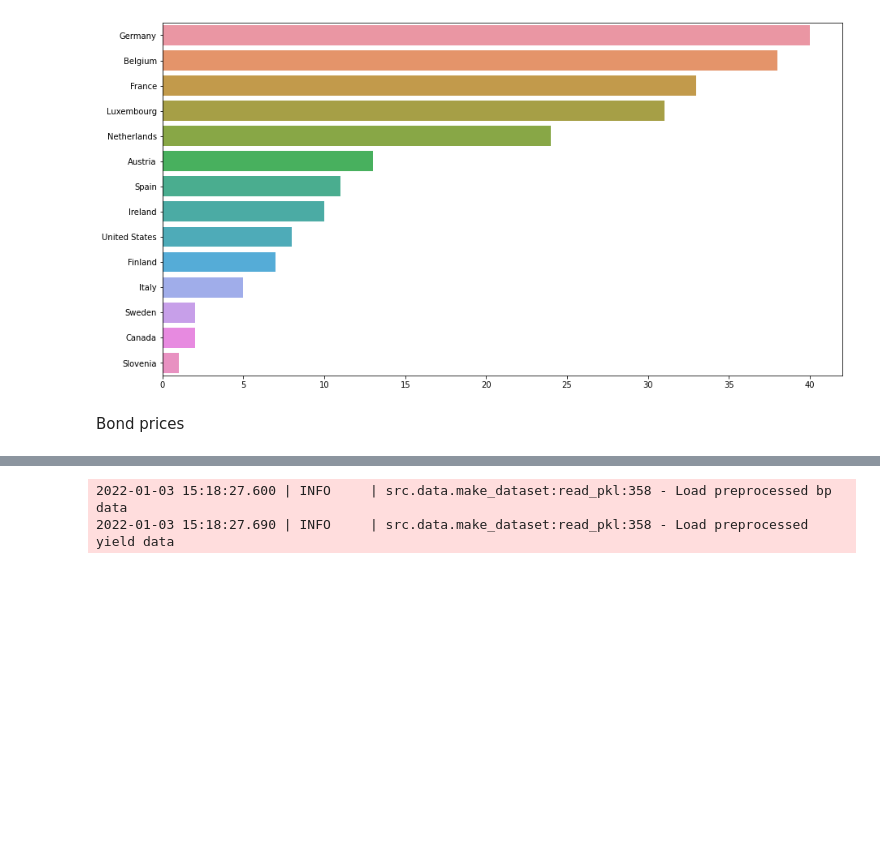
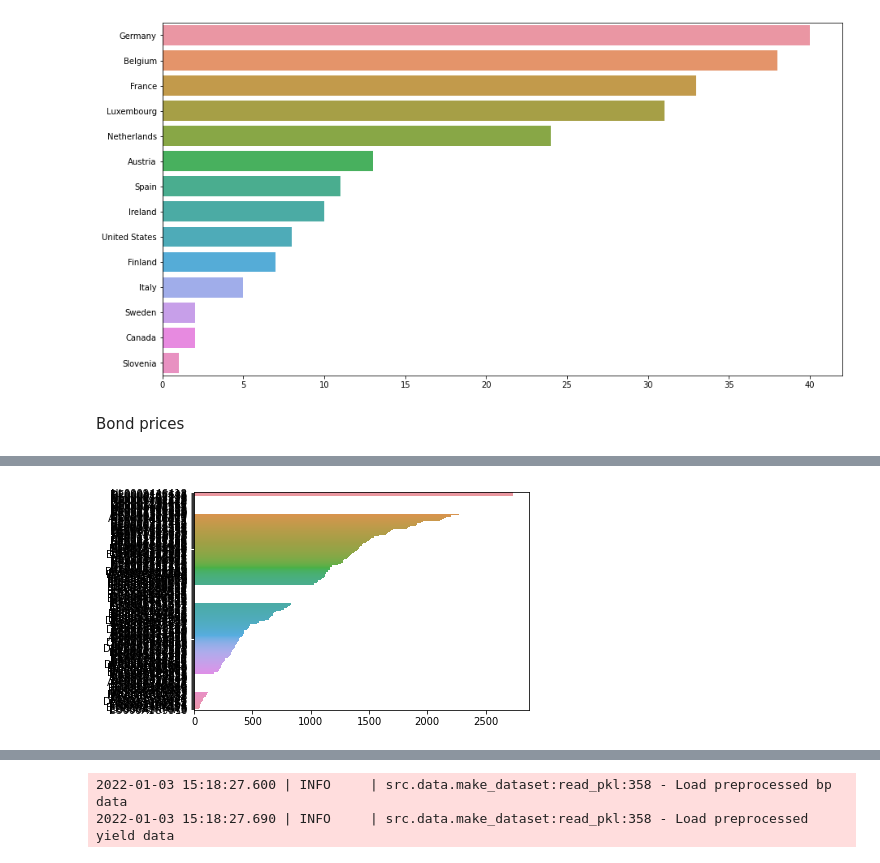
Before and after one commit to Merijn68/BondTrading, a Jupyter notebook: notebooks/03_data_exploratie.ipynb, the cells around one changed output, grey strips where cells are left out. Drawn from its saved outputs; the diff is of its cells as text; code cells hidden in the pictures; blank space fills up the shorter version.

```diff
--- a/notebooks/03_data_exploratie.ipynb
+++ b/notebooks/03_data_exploratie.ipynb
@@ -62 +73,5 @@ df_price.head()
+# %%
+visualize.countplot(data = df_price, x = 'reference_identifier')
+# %% [output]
+[figure, added]
 # %%
```
Also changed, not shown: parts of 5 cells of this notebook, 6 other files.
